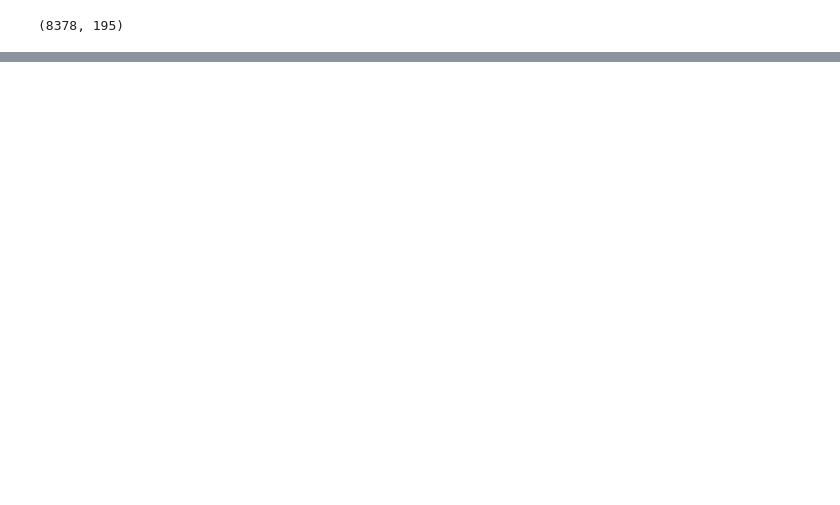
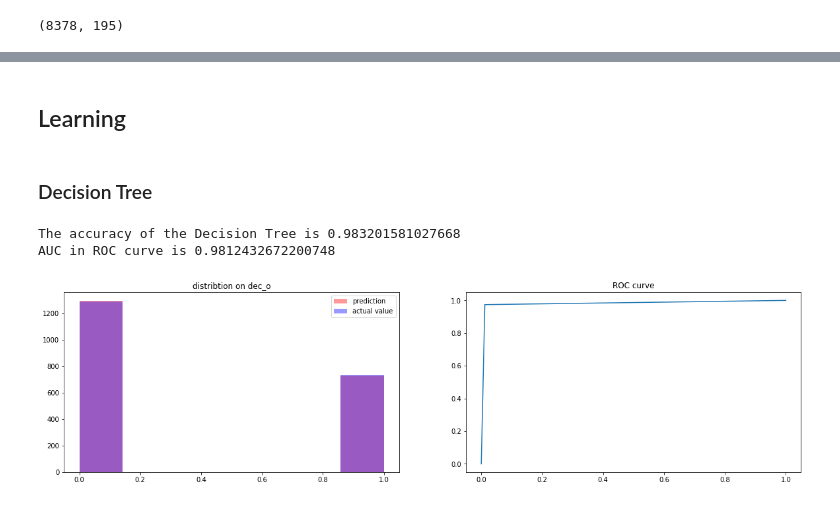
Before and after one commit to imsaulpark/Speed-dating-in-kaggle, a Jupyter notebook: Prediction/Prediction on 'decision_o'.ipynb, the cells around one changed output, grey strips where cells are left out. Saved outputs shown, nothing was run; the diff lists cells and outputs as text; code cells hidden in the pictures; blank space fills up the shorter version.

Commit message:
add visualization of each models.

```diff
--- a/Prediction/Prediction on 'decision_o'.ipynb
+++ b/Prediction/Prediction on 'decision_o'.ipynb
@@ -4,8 +6,7 @@ import numpy as np
 import matplotlib.pyplot as plt
 import seaborn as sns
 
-
-df_data = pd.read_csv("data/Speed Dating Data.csv")
+df_data = pd.read_csv("../data/Speed Dating Data.csv")
 df_data.shape
 # %% [output]
 (8378, 195)
@@ -132,17 +120,0 @@ array([0., 0., 0., 0., 1., 0., 0., 0., 0., 0., 0., 0., 0., 0., 0., 0., 1.,
-# %%
-from sklearn.model_selection import KFold
-from sklearn.model_selection import cross_val_score
-from sklearn.utils import shuffle
-
-kf = KFold(n_splits=4, random_state=1)
-
-new_data = shuffle(new_data)
-# new_data.head()
-
-train_1, test_1 = train_test_split(new_data, test_size=0.2,random_state=0)
-
-data_X=train_1[X]
-data_Y=train_1[Y]
-
-test_X=test_1[X]
-test_Y=test_1[Y]
@@ -294,0 +121,36 @@ array([0., 0., 1., 0., 0., 0., 0., 0., 1., 0., 1., 0., 0., 0., 0., 0., 0.,
+# %% [markdown]
+## Learning
+# %% [markdown]
+### Decision Tree
+# %%
+from sklearn.tree import DecisionTreeClassifier
+
+clf = DecisionTreeClassifier()
+clf.fit(features_one, target)
+dt_prediction = clf.predict(test_X)
+
+accuracy = metrics.accuracy_score(dt_prediction, test_Y)
+print('The accuracy of the Decision Tree is', accuracy)
+
+# print AUC
+auc = metrics.roc_auc_score(test_Y, dt_prediction)
+print("AUC in ROC curve is", auc)
+
+fig, axs = plt.subplots(ncols = 2)
+fig.set_size_inches(w = 20, h = 5)
+
+# # draw distribution graph
+axs[0].set_title("distribtion on dec_o")
+sns.distplot(dt_prediction, kde = False, label="prediction", color='red', ax=axs[0])
+sns.distplot(test_Y, kde = False, label="actual value", color='blue', ax=axs[0],)
+axs[0].legend()
+
+# draw ROC curve
+fpr, tpr, threshold = metrics.roc_curve(test_Y, dt_prediction)
+plt.plot(fpr, tpr)
+plt.title("ROC curve")
+plt.show()
+# %% [output]
+The accuracy of the Decision Tree is 0.983201581027668
+AUC in ROC curve is 0.9812432672200748
+[figure, added]
```
Also changed, not shown: parts of 25 cells of this notebook, 1 other file.
